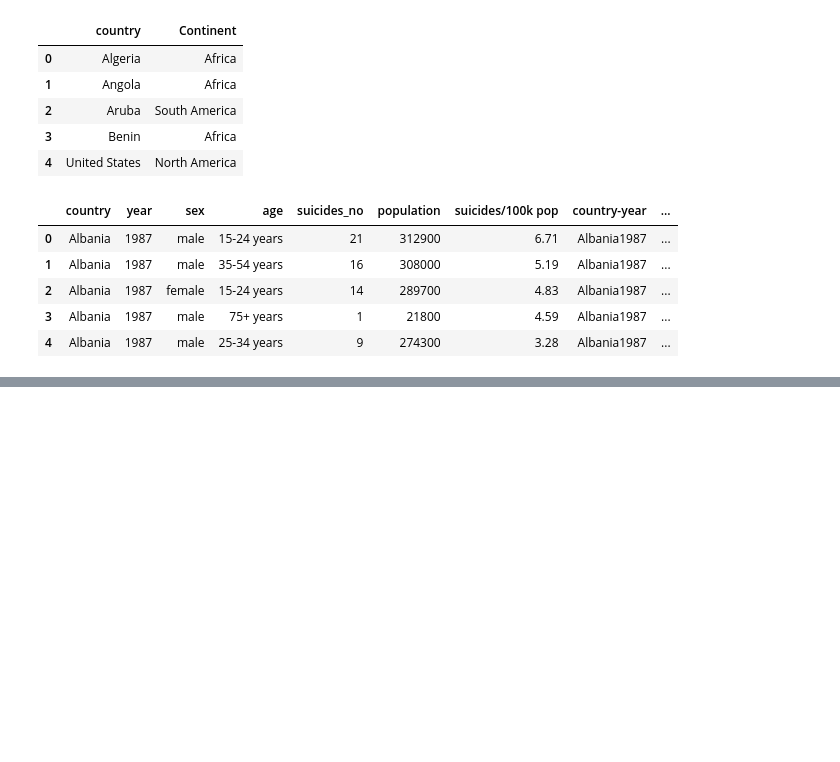
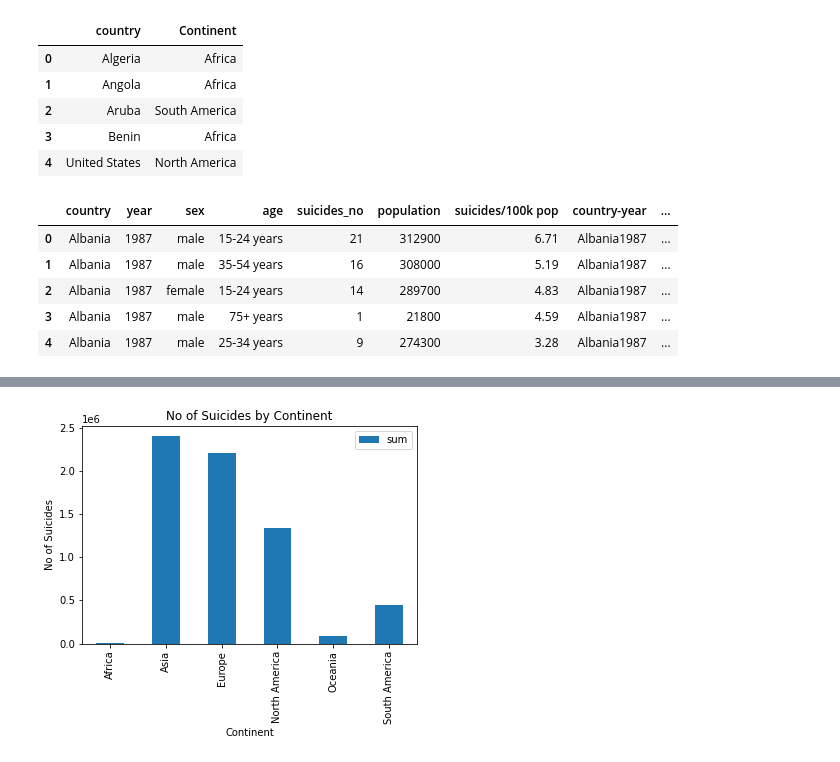
Before and after one commit to mguner-data/Global_Suicide_Data_Analysis, a Jupyter notebook: shanker_project_1.ipynb, the cells around one changed output, grey strips where cells are left out. Cells and saved outputs as stored; diff of their text form; code cells hidden in the pictures; blank space fills up the shorter version.

Commit message:
Preliminary plotting after QC

```diff
--- a/shanker_project_1.ipynb
+++ b/shanker_project_1.ipynb
@@ -48,4 +50,4 @@ merged_suicide_df.head()
 # Move continent to the first column of df
 
 
-first_col = merged_suicide_df.pop(Continent)
+# first_col = merged_suicide_df.pop(Continent)
@@ -53,0 +75,5 @@ AttributeError: 'NoneType' object has no attribute 'pop'
+# %%
+# year_counts = merged_suicide_df.groupby(['Continent', 'country'])['suicides_no'].agg(['sum'])
+suicide_by_continent = merged_suicide_df.groupby('Continent')['suicides_no'].agg(['sum'])
+
+suicide_by_continent.head()
@@ -53,0 +88,14 @@ AttributeError: 'NoneType' object has no attribute 'pop'
+# %%
+# continent_suicide_plot = suicide_by_continent.plot.bar(x='Continent', y='sum', rot=0)
+# plt.show()
+
+fig = suicide_by_continent.plot.bar()
+
+plt.title("No of Suicides by Continent")
+plt.xlabel('Continent')
+plt.ylabel('No of Suicides')
+# plt.legend(label_list, loc='right', bbox_to_anchor=(1.2, 0.5));
+
+fig.figure.show()
+# %% [output]
+[figure, added]
```
Also changed, not shown: parts of 6 cells of this notebook.
